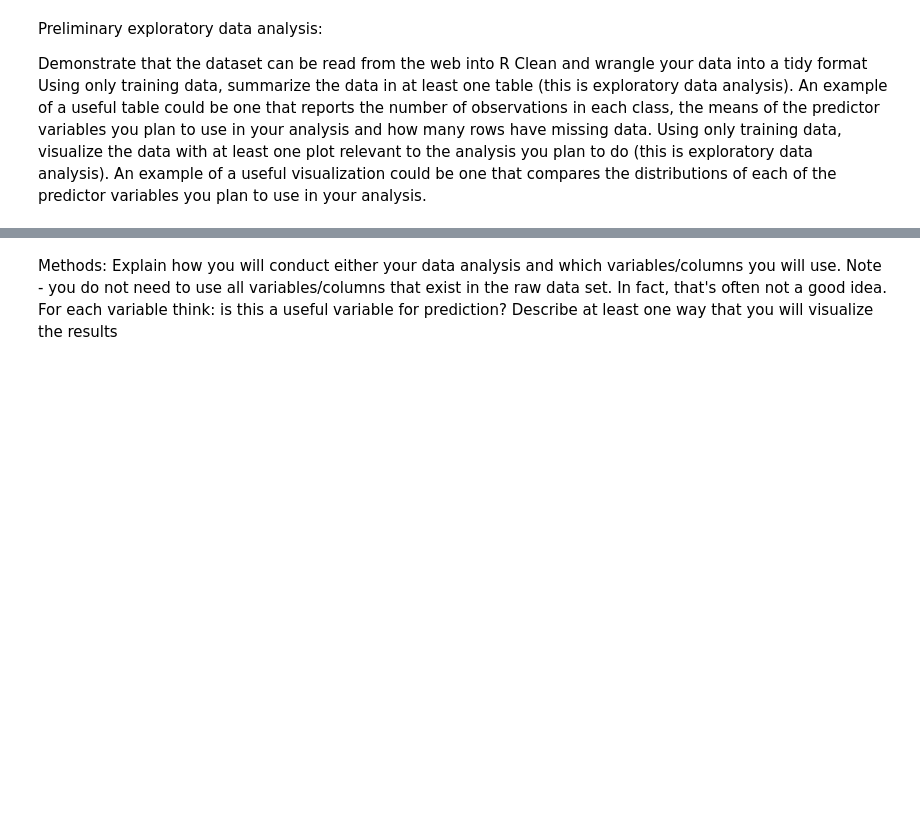
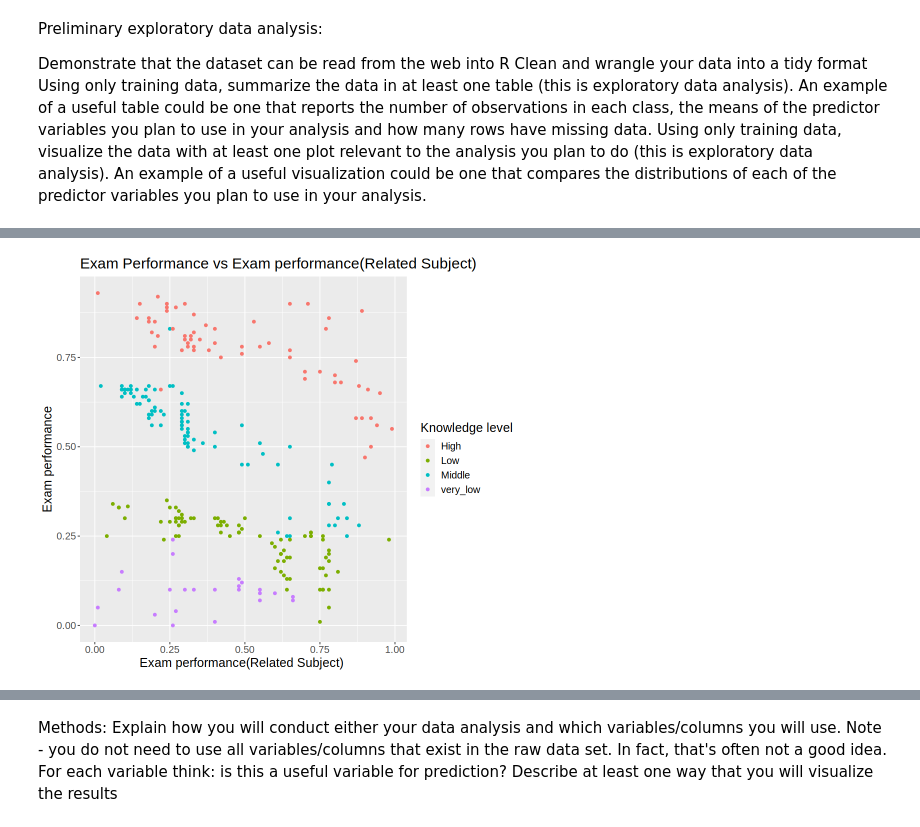
Before and after one commit to HeisSteve/-Students-Knowledge-Status-Classification-modeling-, a Jupyter notebook: Group_Project_Proposal.ipynb, the cells around one changed output, grey strips where cells are left out. Cells and saved outputs as stored; diff of their text form; code cells hidden in the pictures; blank space fills up the shorter version.

```diff
--- a/Group_Project_Proposal.ipynb
+++ b/Group_Project_Proposal.ipynb
@@ -93,0 +130,9 @@ A tibble: 1 × 9
+# %%
+data_testing_plot_3 <- ggplot(data_testing, aes(x= LPR,y= PEG, color = UNS))+
+    geom_point() +
+    labs(x="Exam performance(Related Subject) ", y= "Exam performance", color = "Knowledge level")+
+    ggtitle("Exam Performance vs Exam performance(Related Subject)")+
+    theme(text = element_text(size = 15))
+data_testing_plot_3
+# %% [output]
+[figure, added]
```
Also changed, not shown: parts of 8 cells of this notebook, 2 other files.
